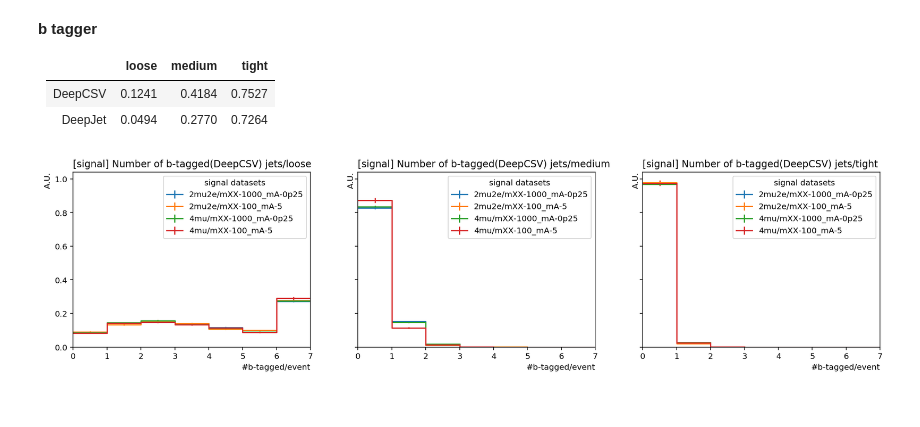
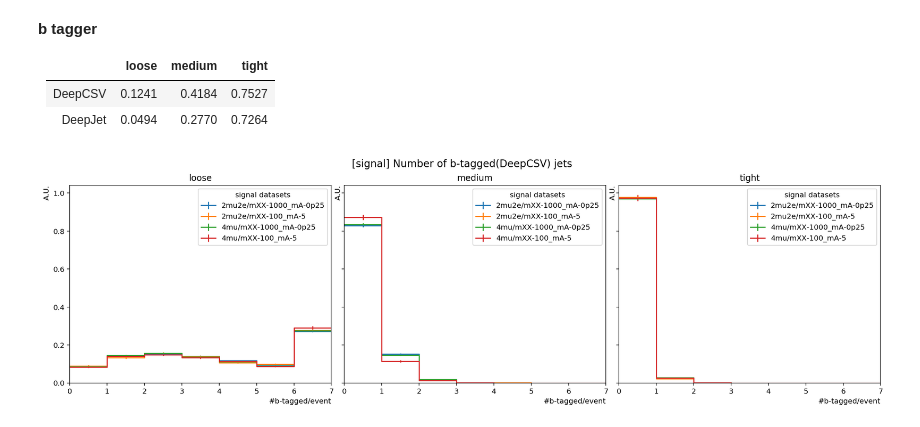
Before and after one commit to pietro14/FireHydrant, a Jupyter notebook: Notebooks/MC/Signal/bvetoesfraction.ipynb, the cells around one changed output. Drawn from its saved outputs; the diff is of its cells as text; code cells hidden in the pictures.

```diff
--- a/Notebooks/MC/Signal/bvetoesfraction.ipynb
+++ b/Notebooks/MC/Signal/bvetoesfraction.ipynb
@@ -54,6 +53,8 @@ class LeptonJetsProcessor(processor.ProcessorABC):
         output = self.accumulator.identity()
         dataset = df['dataset']
         deepcsv_b = df['hftagscore_DeepCSV_b']
+        metfiltermask = np.logical_or.reduce([df[mf] for mf in MetFilters])
+        deepcsv_b = deepcsv_b[metfiltermask]
 
         output['multi'].fill(dataset=dataset, wp='loose', multi=deepcsv_b[deepcsv_b>0.1241].counts)
         output['multi'].fill(dataset=dataset, wp='medium', multi=deepcsv_b[deepcsv_b>0.4184].counts)
@@ -72,11 +73,11 @@ output = processor.run_uproot_job(dataset,
                                   chunksize=500000,
                                  )
 # %%
-fig, axes = hist.plotgrid(output['multi'], col='wp', overlay='dataset', overflow='over', density=True)
-for ax in axes.flatten():
-#     ax.set_yscale('log')
-    ax.set_title('[signal] Number of b-tagged(DeepCSV) jets/'+ax.get_title(), x=0.0, ha="left")
+fig, _ = plt.subplots(1,3,figsize=(20,5), gridspec_kw={'wspace': 0.05}, sharey=True)
+fig, axes = hist.plotgrid(output['multi'], figure=fig, col='wp', overlay='dataset', overflow='over', density=True)
+for ax in axes.flat:
     ax.set_xlabel(ax.get_xlabel(), x=1.0, ha="right")
-    ax.set_ylabel(ax.get_ylabel(), y=1.0, ha="right");
+    ax.set_ylabel(ax.get_ylabel(), y=1.0, ha="right")
+plt.suptitle('[signal] Number of b-tagged(DeepCSV) jets', fontsize=14);
 # %% [output]
-[figure, old version]
+[figure, new version]
```
Also changed, not shown: parts of 1 cell of this notebook, 1 other file.
